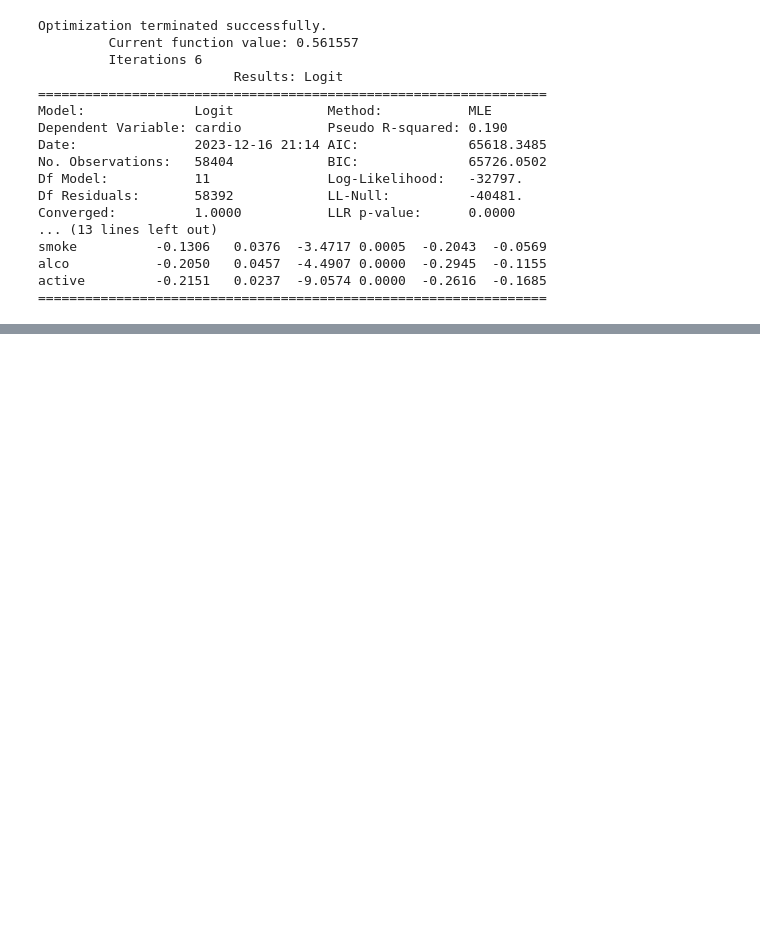
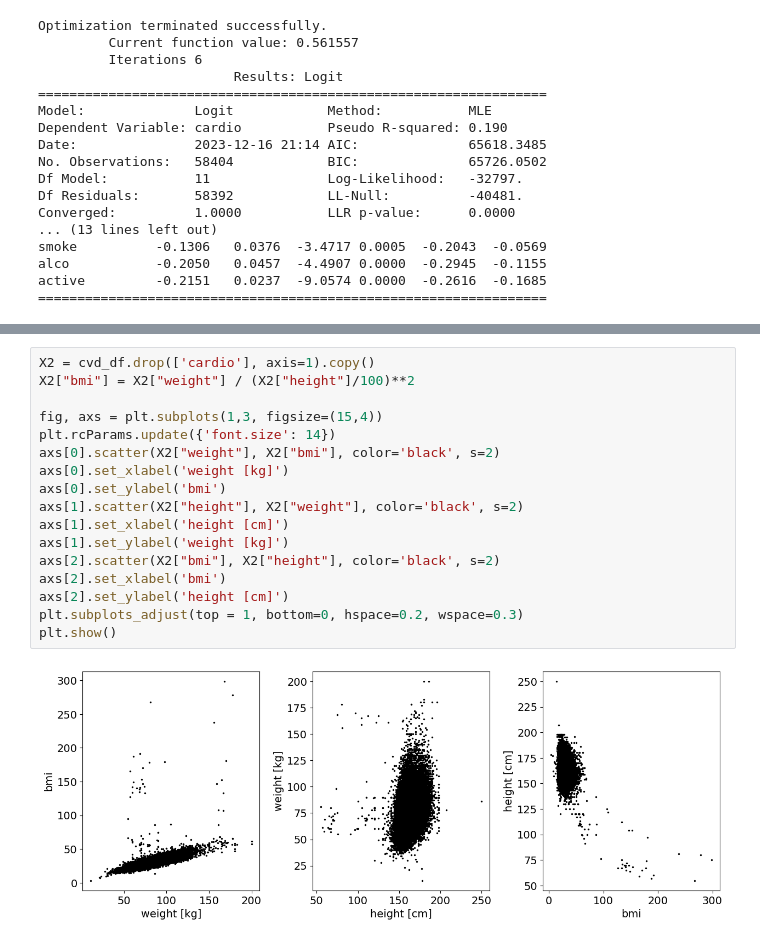
Before and after one commit to Schmidl-DS-Practice/vdsmlStarterLib, a Jupyter notebook: interpretableMLWpython/chapter2/cvd.ipynb, the cells around one changed output, grey strips where cells are left out. Drawn from its saved outputs; the diff is of its cells as text; blank space fills up the shorter version.

```diff
--- a/interpretableMLWpython/chapter2/cvd.ipynb
+++ b/interpretableMLWpython/chapter2/cvd.ipynb
@@ -84,0 +200,19 @@ active         -0.2151   0.0237  -9.0574 0.0000  -0.2616  -0.1685
+# %%
+X2 = cvd_df.drop(['cardio'], axis=1).copy()
+X2["bmi"] = X2["weight"] / (X2["height"]/100)**2
+
+fig, axs = plt.subplots(1,3, figsize=(15,4))
+plt.rcParams.update({'font.size': 14})
+axs[0].scatter(X2["weight"], X2["bmi"], color='black', s=2)
+axs[0].set_xlabel('weight [kg]')
+axs[0].set_ylabel('bmi')
+axs[1].scatter(X2["height"], X2["weight"], color='black', s=2)
+axs[1].set_xlabel('height [cm]')
+axs[1].set_ylabel('weight [kg]')
+axs[2].scatter(X2["bmi"], X2["height"], color='black', s=2)
+axs[2].set_xlabel('bmi')
+axs[2].set_ylabel('height [cm]')
+plt.subplots_adjust(top = 1, bottom=0, hspace=0.2, wspace=0.3)
+plt.show()
+# %% [output]
+[figure, added]
```
Also changed, not shown: parts of 9 cells of this notebook.
